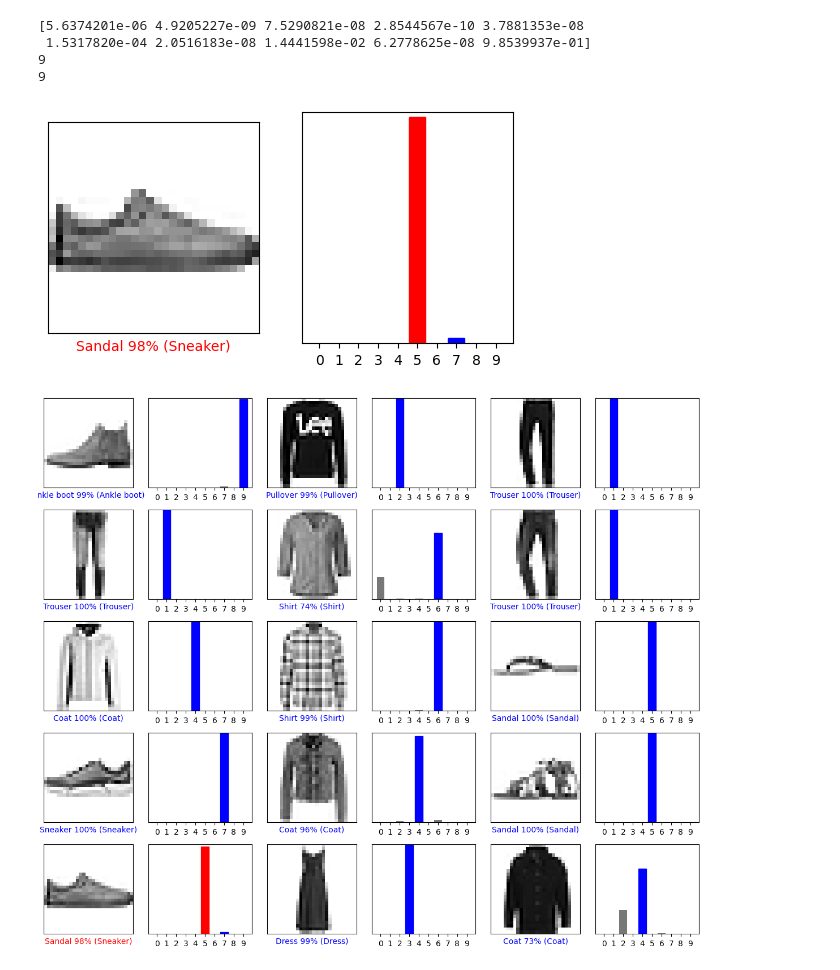
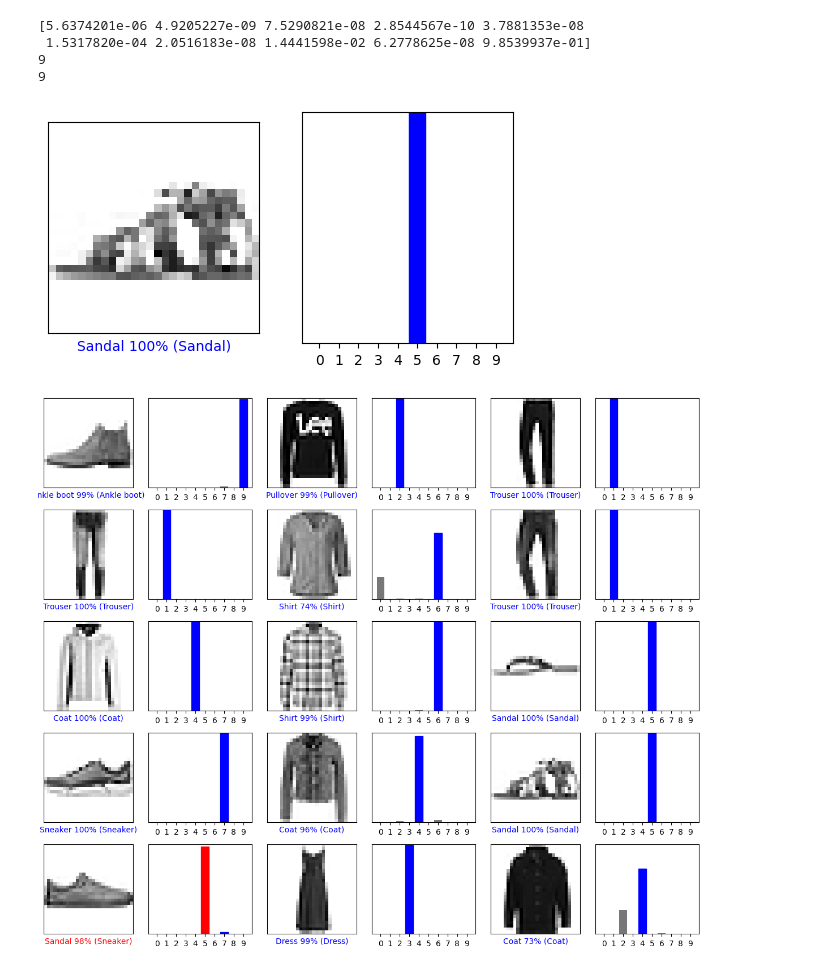
Before and after one commit to WhyAsh5114/Tensorflow, a Jupyter notebook: model.ipynb, the cells around one changed output. Cells and saved outputs as stored; diff of their text form; code cells hidden in the pictures.

Commit message:
changed test image number

```diff
--- a/model.ipynb
+++ b/model.ipynb
@@ -172,16 +172,16 @@ def plot_value_array(i, predictions_array, true_label):
     thisplot[predicted_label].set_color("red")
     thisplot[true_label].set_color("blue")
 # %%
-# Predict 12th image, and show predictions
-i = 12
+# Predict 11th image, and show predictions
+i = 11
 plt.figure(figsize=(6,3))
 plt.subplot(1,2,1)
 plot_image(i, predictions[i], test_labels, test_images)
 plt.subplot(1,2,2)
 plot_value_array(i, predictions[i],  test_labels)
 plt.show()
 # %% [output]
-[figure, old version]
+[figure, new version]
 # %%
 # Plot the first X test images, their predicted labels, and the true labels.
 # Color correct predictions in blue and incorrect predictions in red.
```
